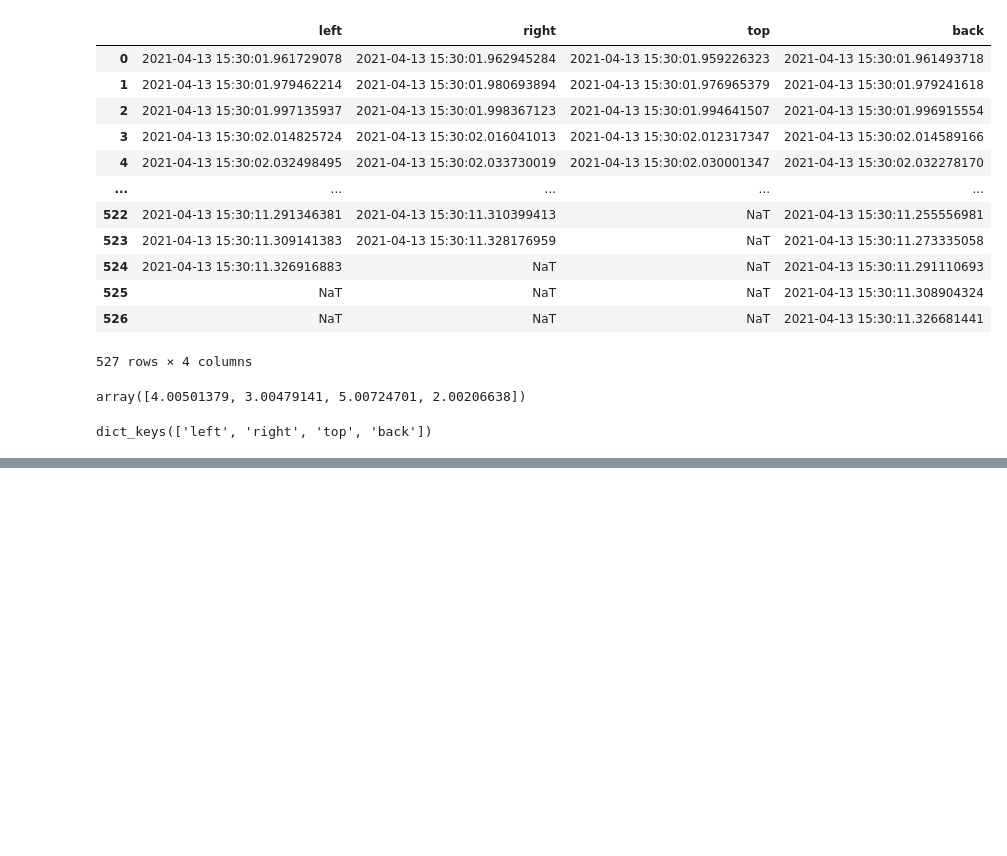
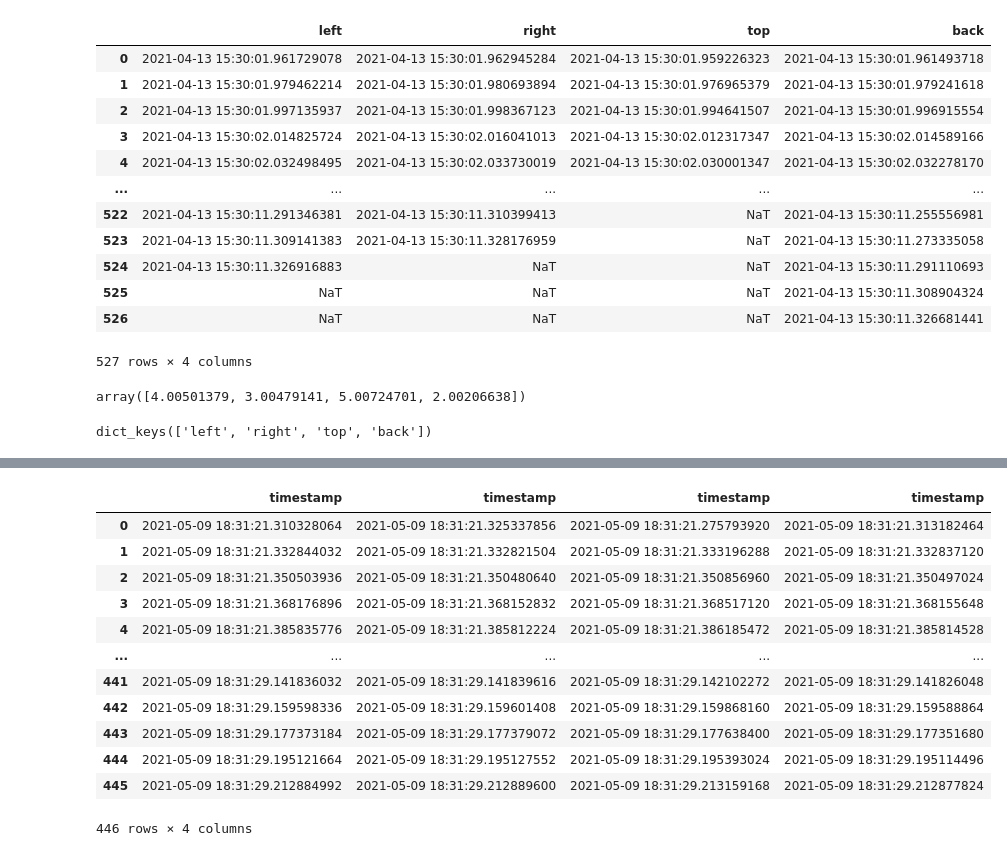
Before and after one commit to neural-electrophysiology-tool-team/reptilearn, a Jupyter notebook: analysis/timestamps_analysis.ipynb, the cells around one changed output, grey strips where cells are left out. Cells and saved outputs as stored; diff of their text form; code cells hidden in the pictures; blank space fills up the shorter version.

```diff
--- a/analysis/timestamps_analysis.ipynb
+++ b/analysis/timestamps_analysis.ipynb
@@ -277,0 +351,16 @@ dict_keys(['left', 'right', 'top', 'back'])
+# %%
+tss
+# %% [output]
+|  | timestamp | timestamp | timestamp | timestamp |
+| 0 | 2021-05-09 18:31:21.310328064 | 2021-05-09 18:31:21.325337856 | 2021-05-09 18:31:21.275793920 | 2021-05-09 18:31:21.313182464 |
+| 1 | 2021-05-09 18:31:21.332844032 | 2021-05-09 18:31:21.332821504 | 2021-05-09 18:31:21.333196288 | 2021-05-09 18:31:21.332837120 |
+| 2 | 2021-05-09 18:31:21.350503936 | 2021-05-09 18:31:21.350480640 | 2021-05-09 18:31:21.350856960 | 2021-05-09 18:31:21.350497024 |
+| 3 | 2021-05-09 18:31:21.368176896 | 2021-05-09 18:31:21.368152832 | 2021-05-09 18:31:21.368517120 | 2021-05-09 18:31:21.368155648 |
+| 4 | 2021-05-09 18:31:21.385835776 | 2021-05-09 18:31:21.385812224 | 2021-05-09 18:31:21.386185472 | 2021-05-09 18:31:21.385814528 |
+| ... | ... | ... | ... | ... |
+| 441 | 2021-05-09 18:31:29.141836032 | 2021-05-09 18:31:29.141839616 | 2021-05-09 18:31:29.142102272 | 2021-05-09 18:31:29.141826048 |
+| 442 | 2021-05-09 18:31:29.159598336 | 2021-05-09 18:31:29.159601408 | 2021-05-09 18:31:29.159868160 | 2021-05-09 18:31:29.159588864 |
+| 443 | 2021-05-09 18:31:29.177373184 | 2021-05-09 18:31:29.177379072 | 2021-05-09 18:31:29.177638400 | 2021-05-09 18:31:29.177351680 |
+| 444 | 2021-05-09 18:31:29.195121664 | 2021-05-09 18:31:29.195127552 | 2021-05-09 18:31:29.195393024 | 2021-05-09 18:31:29.195114496 |
+| 445 | 2021-05-09 18:31:29.212884992 | 2021-05-09 18:31:29.212889600 | 2021-05-09 18:31:29.213159168 | 2021-05-09 18:31:29.212877824 |
+446 rows × 4 columns
```
Also changed, not shown: parts of 13 cells of this notebook, 1 other file.
